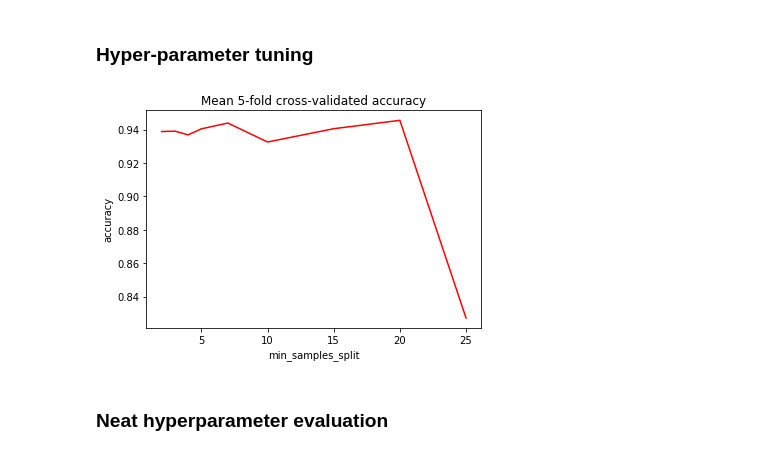
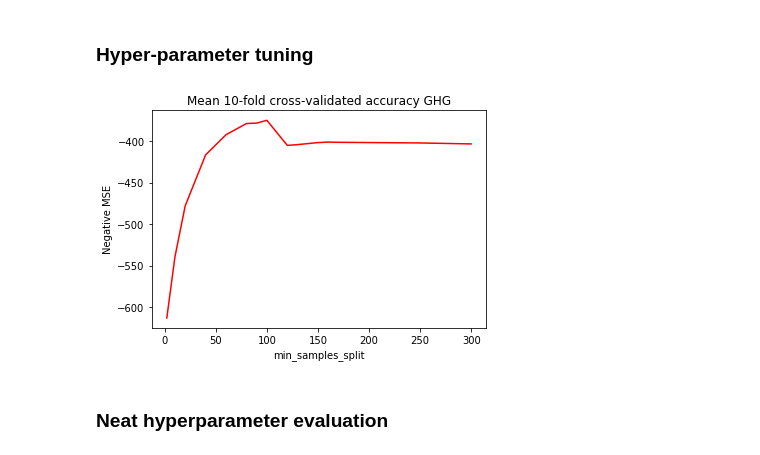
Before and after one commit to freecraver/ML-fun, a Jupyter notebook: greenhouse/greenhouse.ipynb, the cells around one changed output. Drawn from its saved outputs; the diff is of its cells as text; code cells hidden in the pictures.

```diff
--- a/greenhouse/greenhouse.ipynb
+++ b/greenhouse/greenhouse.ipynb
@@ -513,20 +583,24 @@ scores['test_score']
 # %% [markdown]
 ### Hyper-parameter tuning
 # %%
-min_samples_splits = [2,3,4,5,7,10,15,20,25]
-results = []
-for min_samples_split in min_samples_splits:
-    clf = DecisionTreeClassifier(min_samples_split=min_samples_split)
-    scores = cross_validate(clf, df_vars, df_class, cv=5)
-    results.append(scores['test_score'].mean())
+#min_samples_splits = [2,7,10,20,40,60,80,90,100,120,130,150,160,170,250,300]
+#scoring = {'mse': 'neg_mean_squared_error'}
+#results = []
+#X = df_data.loc[:, df_data.columns != 'synth']
+#y = df_data['synth']
+#for min_samples_split in min_samples_splits:
+#    clf = tree.DecisionTreeRegressor(min_samples_split=min_samples_split)
+#    scores = cross_validate(clf, X, y, cv=10, scoring=scoring, return_train_score=True)
+#    results.append(scores['test_mse'].mean())
 
 plt.plot(min_samples_splits, results, "r", label="Test Accuracy")
-plt.ylabel("accuracy")
+plt.ylabel("Negative MSE")
 plt.xlabel("min_samples_split")
-plt.title("Mean 5-fold cross-validated accuracy")
+plt.title("Mean 10-fold cross-validated accuracy GHG")
+plt.savefig('samplesplit_ghg.pdf')
 plt.show()
 # %% [output]
-[figure, old version]
+[figure, new version]
 # %% [markdown]
 ### Neat hyperparameter evaluation
 # %%
```
Also changed, not shown: parts of 6 cells of this notebook.
